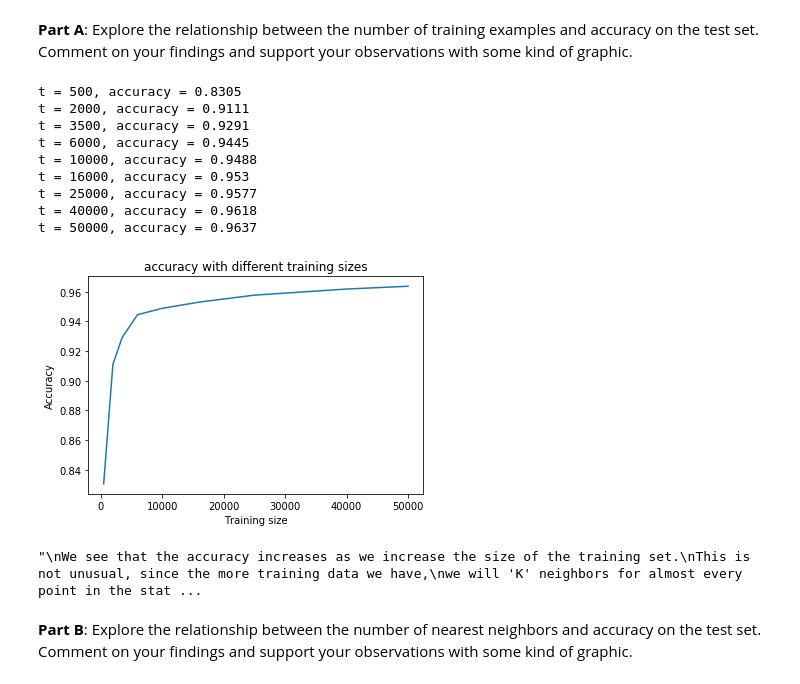
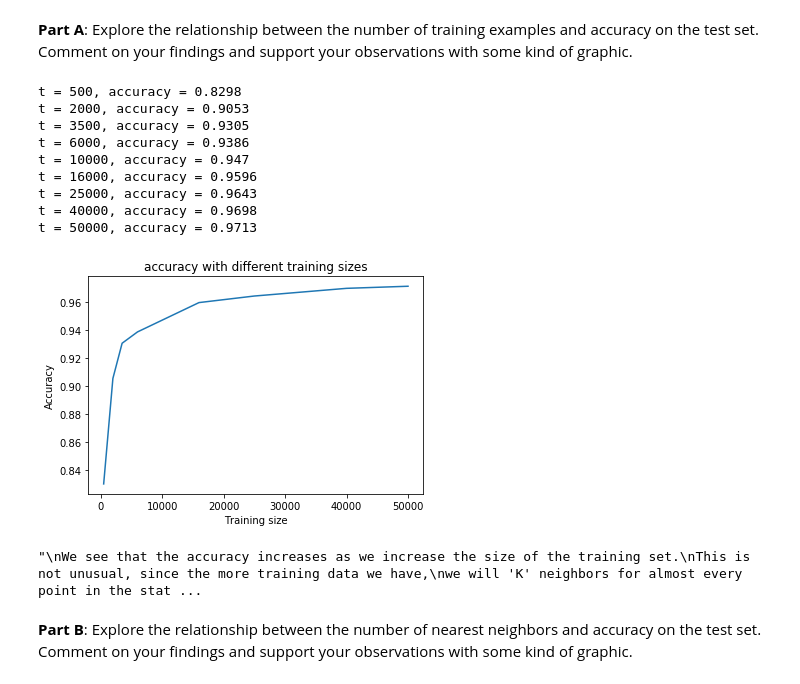
Before and after one commit to AkritiKapur/ml-5622-assignments, a Jupyter notebook: knn/knn.ipynb, the cells around one changed output. Cells and saved outputs as stored; diff of their text form; code cells hidden in the pictures.

```diff
--- a/knn/knn.ipynb
+++ b/knn/knn.ipynb
@@ -125,7 +125,6 @@ class Knearest:
 
         :param neighbor_indices: The indices of the k nearest neighbors
         """
-        neighbor_indices =neighbor_indices.flatten()
         assert len(neighbor_indices) == self._k, "Did not get k neighbor indices"
 
         # Creates dictionary with count for each uinque label in neighbor indices
@@ -143,17 +142,18 @@ class Knearest:
         if len(max_count_indices) == 1:
             return max_count_indices[0]
 
-        max_overall_count = 0
-        max_index = None
+        max_overall_count = self._counts[max_count_indices[0]]
+        max_index = max_count_indices[0]
+
 
         # If there are multiple labels which have max frequency or majority vote it chooses the one,
         # with the maximum overall frequency in the training data.
         # If there are multiple labels which have the same overall frequency, it just goes with the
         # first occuring label (out of those) in neighbor_indices.
-        for index in max_count_indices:
-            if self._counts[index] > max_overall_count:
-                max_index = index
-                max_overall_count = self._counts[index]
+        for index in range(1, len(max_count_indices)):
+            if self._counts[max_count_indices[index]] > max_overall_count:
+                max_index = max_count_indices[index]
+                max_overall_count = self._counts[max_count_indices[index]]
 
         return max_index
 
@@ -166,7 +166,7 @@ class Knearest:
         """
         _, ind = self._kdtree.query([example], k=self._k)
 
-        return self.majority(ind)
+        return self.majority(ind[0])
 
 
     def confusion_matrix(self, test_x, test_y):
@@ -262,44 +262,44 @@ In this problem you'll explore the performance of the classifier you've written.
 # %%
 number_of_train_examples = [500, 2000, 3500, 6000, 10000, 16000, 25000, 40000, 50000]
 
 samples, pixels = data.train_x.shape
 accuracies = []
 for t in number_of_train_examples:
     # randomly chooses 't' no of samples from the training examples
-    idxs = np.random.choice(np.arange(samples), t)
+    idxs = np.random.choice(np.arange(samples), t, replace=False)
 
     train_local = data.train_x[idxs, :]
     train_labels = data.train_y[idxs]
 
-    knn = Knearest(train_local, train_labels, 3)
+    knn = Knearest(train_local, train_labels)
     confusion_matrix = knn.confusion_matrix(data.test_x, data.test_y)
     a = knn.accuracy(confusion_matrix)
     accuracies.append(a)
 
     print('t = {}, accuracy = {}'.format(t, a))
 
 plt.title('accuracy with different training sizes')
 plt.plot(number_of_train_examples, accuracies)
 plt.xlabel('Training size')
 plt.ylabel('Accuracy')
 plt.show()
 
 """
 We see that the accuracy increases as we increase the size of the training set.
 This is not unusual, since the more training data we have,
 we will 'K' neighbors for almost every point in the state space(assuming our training is distributed well) and
 hence will be able to predict each example """
 # %% [output]
-t = 500, accuracy = 0.8305
-t = 2000, accuracy = 0.9111
-t = 3500, accuracy = 0.9291
-t = 6000, accuracy = 0.9445
-t = 10000, accuracy = 0.9488
-t = 16000, accuracy = 0.953
-t = 25000, accuracy = 0.9577
-t = 40000, accuracy = 0.9618
-t = 50000, accuracy = 0.9637
+t = 500, accuracy = 0.8298
+t = 2000, accuracy = 0.9053
+t = 3500, accuracy = 0.9305
+t = 6000, accuracy = 0.9386
+t = 10000, accuracy = 0.947
+t = 16000, accuracy = 0.9596
+t = 25000, accuracy = 0.9643
+t = 40000, accuracy = 0.9698
+t = 50000, accuracy = 0.9713
-[figure, old version]
+[figure, new version]
 "\nWe see that the accuracy increases as we increase the size of the training set.\nThis is not unusual, since the more training data we have,\nwe will 'K' neighbors for almost every point in the stat ...
 # %% [markdown]
 **Part B**: Explore the relationship between the number of nearest neighbors and accuracy on the test set. Comment on your findings and support your observations with some kind of graphic.
```
Also changed, not shown: parts of 2 cells of this notebook.
